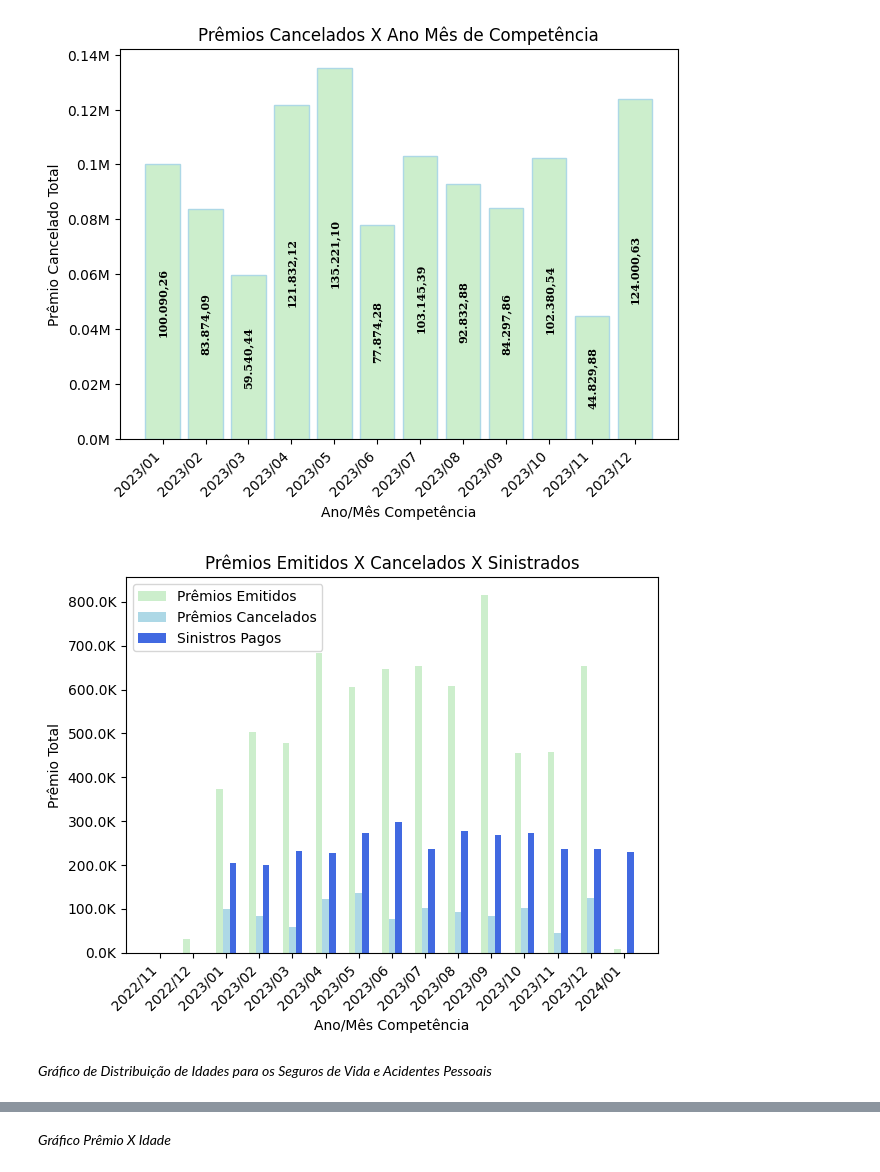
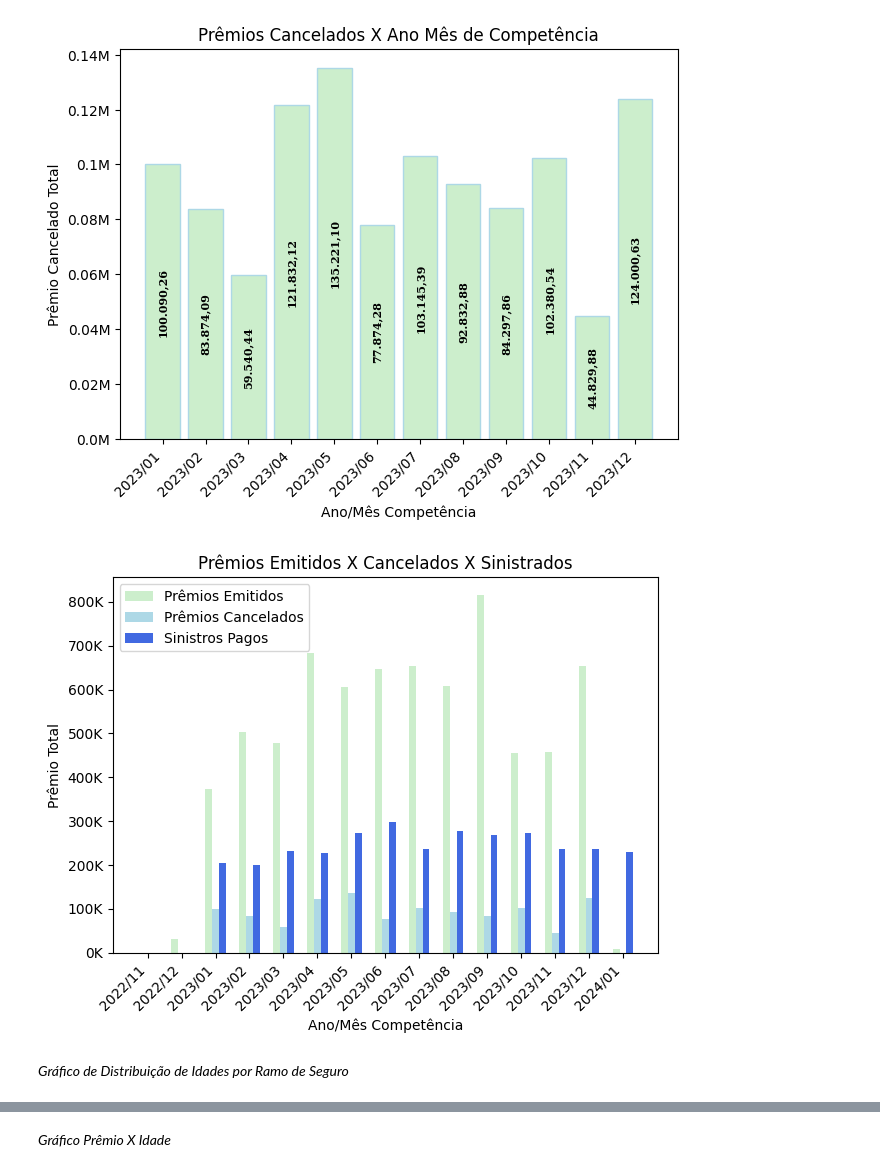
Before and after one commit to phfgomes1969/PUC-RJ-MVP, a Jupyter notebook: MVP_01.ipynb, the cells around one changed output, grey strips where cells are left out. Drawn from its saved outputs; the diff is of its cells as text; code cells hidden in the pictures.

```diff
--- a/MVP_01.ipynb
+++ b/MVP_01.ipynb
@@ -549,7 +549,7 @@ plt.show()
 [figure]
 # %%
 def formatador_milhao(x, pos):
-    return f'{x/1000}K'
+    return f'{x/1000:,.0f}K'
 
 def formatador_financ(x):
     return f'{x:,.2f}'.replace(',', 'X').replace('.', ',').replace('X', '.')
@@ -566,36 +566,36 @@ plt.bar([i for i in index], df_emXCancXSin['VLR_PRE_TOT_x'], width=bar_width, la
 
 # Plotando as barras para 'VLR_PRE_TOT_y', deslocadas para a direita
 plt.bar([i + bar_width for i in index], df_emXCancXSin['VLR_PRE_TOT_y'], width=bar_width, label='Prêmios Cancelados',
         color =cor_base2)
 
 # Plotando as barras para 'VLR_PGTO', deslocadas para a direita
 plt.bar([i + bar_width + bar_width for i in index], df_emXCancXSin['VLR_PGTO'], width=bar_width, label='Sinistros Pagos',
         color =cor_base3)
 
 # Formata o eixo Y para mostrar valores em milhões
 plt.gca().yaxis.set_major_formatter(FuncFormatter(formatador_milhao))
 
 # Configura o título e os rótulos dos eixos
 plt.title('Prêmios Emitidos X Cancelados X Sinistrados')
 plt.xlabel('Ano/Mês Competência')
 plt.ylabel('Valores Totais')
 
 plt.xticks(rotation=45, ha='right')  # Rotaciona os rótulos em 45 graus e alinha à direita
 plt.tight_layout()  # Ajusta o layout para evitar cortes
 
 # Formata os rótulos do eixo X para "AAAA-MM"
 rotulos_formatados = [f"{r[:4]}-{r[4:]}" for r in Vlr_Pre_totXCanc.index]
 
 plt.xticks([i + bar_width for i in index], df_emXCancXSin.index) # Ajustando os rótulos do eixo x
 # Adicione rótulos aos eixos
 plt.xlabel('Ano/Mês Competência')
 plt.ylabel('Prêmio Total')
 plt.legend()
 plt.show()
 # %% [output]
-[figure, old version]
+[figure, new version]
 # %% [markdown]
-*Gráfico de Distribuição de Idades para os Seguros de Vida e Acidentes Pessoais*
+*Gráfico de Distribuição de Idades por Ramo de Seguro*
 # %%
 cores_escolhidas = [cor_base1, cor_base2]
 
```
Also changed, not shown: parts of 5 cells of this notebook.
